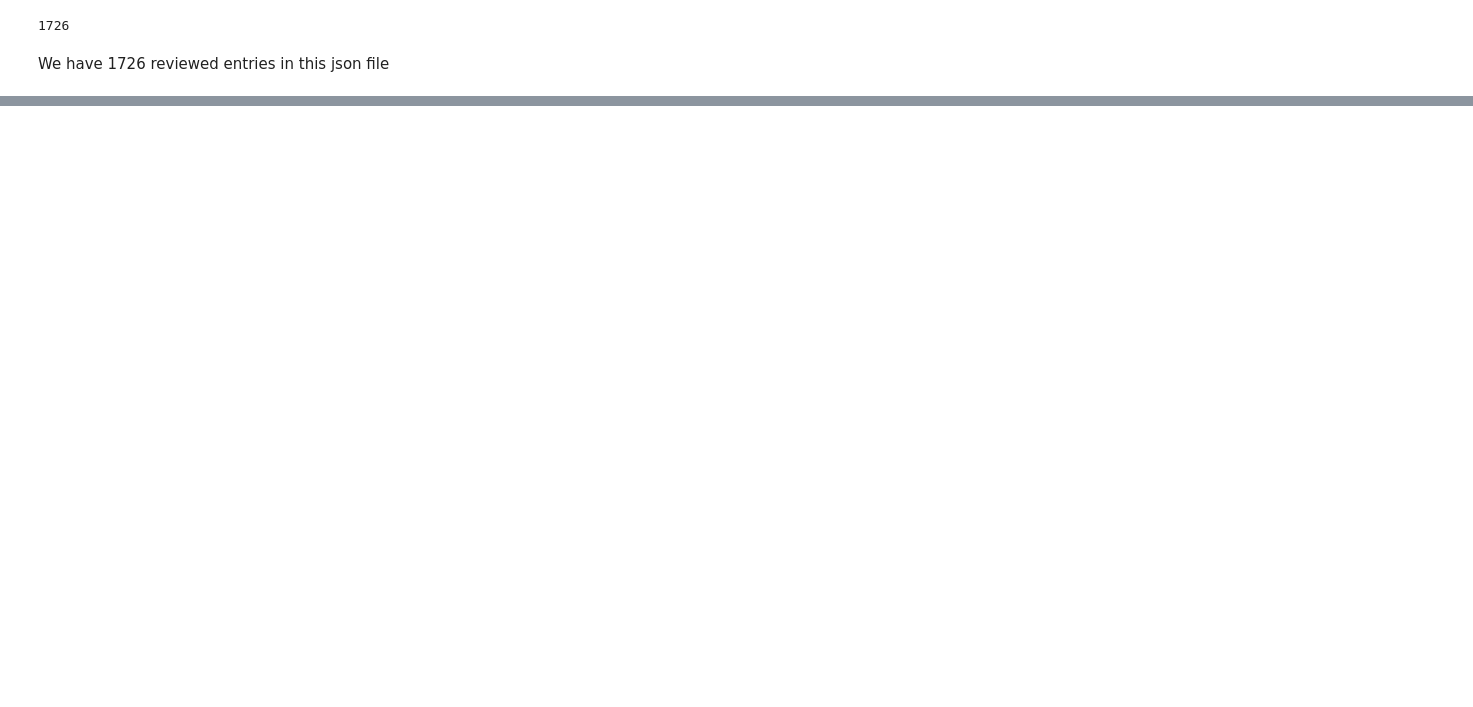
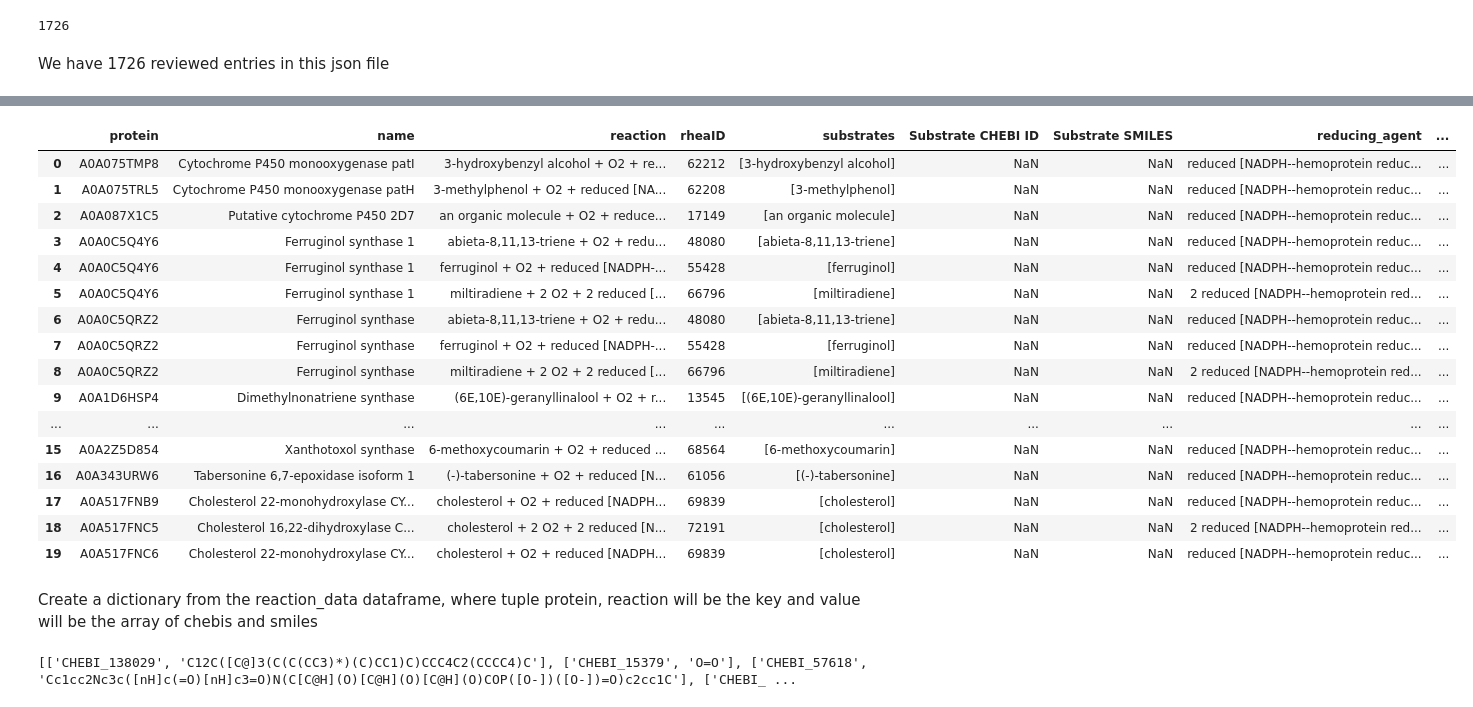
Before and after one commit to komorn/BcProject, a Jupyter notebook: reactionparsing.ipynb, the cells around one changed output, grey strips where cells are left out. Saved outputs shown, nothing was run; the diff lists cells and outputs as text; code cells hidden in the pictures; blank space fills up the shorter version.

```diff
--- a/reactionparsing.ipynb
+++ b/reactionparsing.ipynb
@@ -34,10 +34,17 @@ data = []
 
 for i in range(len(protein_access)):
     id = protein_access[i]['primaryAccession']
+    ptDescription = protein_access[i]['proteinDescription']
+    name = ptDescription['recommendedName']['fullName']['value']
     comments = protein_access[i]['comments']
     reaction_found = False
+    cofactor_found = False
 
     for j in range(len(comments)):
+        if comments[j]['commentType'] == 'COFACTOR':
+            cofactors = comments[j]['cofactors']
+            cofactor = cofactors[0]['name']
+            #print(cofactor)
         if comments[j]['commentType'] == "CATALYTIC ACTIVITY":
             reaction = comments[j]['reaction']['name']
             reactionSplit = reaction.split(' = ')
@@ -73,6 +80,7 @@ for i in range(len(protein_access)):
                                  '2 A', '3 O2', '3 H(+)', '3 AH2', '3 H2O', '3 H2O2', '3 A', '4 H(+)', '5 H(+)', '6 H(+)', '4 O2']:
                     new_substrates.append(sub.strip())
 
+
             crossRef = comments[j]['reaction'].get('reactionCrossReferences', [])
 
             rheaID = ''
@@ -82,26 +90,22 @@ for i in range(len(protein_access)):
                 if ref['database'] == 'Rhea':
                     rheaID = ref['id']
                     break
-            for ref in crossRef:
-                if ref['database'] == 'ChEBI':
-                    chebis.append(ref['id'])
 
 
-
-            # create a dict that maps the participants of all reactions to their CHEBI IDs
-
-            data.append({'id': id, 'reaction': reaction, 'rheaID': rheaID,
-                         'reducing_agent': reducing_agent, 'substrates': new_substrates,
-                         'products': new_products,'participants': participants, 'chebis': chebis})
+            data.append({'protein': id, 'name': name, 'reaction': reaction, 'rheaID': rheaID, 'substrates': new_substrates,
+                         'Substrate CHEBI ID': None, 'Substrate SMILES': None, 'reducing_agent': reducing_agent, 'cofactor': cofactor,
+                         'products': new_products, 'Product CHEBI ID': None, 'Product SMILES': None,
+                         'participants': participants})
             reaction_found = True
+            cofactor_found = True
 
 
-    # before adding this 2929 records in dataframe, after adding this 3781
-    if not reaction_found:
-        data.append({'id': id, 'reaction': None, 'rheaID': None, 'reducing_agent': None, 'substrates': None,
-                         'products': None,'participants': None, 'chebis': None})
+    # before adding 2929 records in dataframe, after adding this 3781 records - so we have 2929 fully annotated reactions from reviewed 'PF00067'
+    if not reaction_found and not cofactor_found:
+        data.append({'protein': id, 'name': name, 'reaction': None, 'rheaID': None, 'reducing_agent': None,'cofactor': None, 'substrates': None,
+                         'products': None,'participants': None})
 
 df = pd.DataFrame(data)
 
 df.to_csv('reactionsfromjson.csv', index=False)
-df.to_excel('reactionFromJSONexcel.xlsx', index=False)
+#df.to_excel('reactionFromJSONexcel.xlsx', index=False)
@@ -109,0 +135,23 @@ ModuleNotFoundError: No module named 'openpyxl'
+# %%
+#getting rid of 'RHEA:' in my df to simplify the search of ChEBI IDs and SMILES in reaction_data.csv file
+df['rheaID'] = df['rheaID'].str.replace("RHEA:","")
+# %% [output]
+|  | protein | name | reaction | rheaID | substrates | Substrate CHEBI ID | Substrate SMILES | reducing_agent | ... |
+| 0 | A0A075TMP8 | Cytochrome P450 monooxygenase patI | 3-hydroxybenzyl alcohol + O2 + re... | 62212 | [3-hydroxybenzyl alcohol] | NaN | NaN | reduced [NADPH--hemoprotein reduc... | ... |
+| 1 | A0A075TRL5 | Cytochrome P450 monooxygenase patH | 3-methylphenol + O2 + reduced [NA... | 62208 | [3-methylphenol] | NaN | NaN | reduced [NADPH--hemoprotein reduc... | ... |
+| 2 | A0A087X1C5 | Putative cytochrome P450 2D7 | an organic molecule + O2 + reduce... | 17149 | [an organic molecule] | NaN | NaN | reduced [NADPH--hemoprotein reduc... | ... |
+| 3 | A0A0C5Q4Y6 | Ferruginol synthase 1 | abieta-8,11,13-triene + O2 + redu... | 48080 | [abieta-8,11,13-triene] | NaN | NaN | reduced [NADPH--hemoprotein reduc... | ... |
+| 4 | A0A0C5Q4Y6 | Ferruginol synthase 1 | ferruginol + O2 + reduced [NADPH-... | 55428 | [ferruginol] | NaN | NaN | reduced [NADPH--hemoprotein reduc... | ... |
+| 5 | A0A0C5Q4Y6 | Ferruginol synthase 1 | miltiradiene + 2 O2 + 2 reduced [... | 66796 | [miltiradiene] | NaN | NaN | 2 reduced [NADPH--hemoprotein red... | ... |
+| 6 | A0A0C5QRZ2 | Ferruginol synthase | abieta-8,11,13-triene + O2 + redu... | 48080 | [abieta-8,11,13-triene] | NaN | NaN | reduced [NADPH--hemoprotein reduc... | ... |
+| 7 | A0A0C5QRZ2 | Ferruginol synthase | ferruginol + O2 + reduced [NADPH-... | 55428 | [ferruginol] | NaN | NaN | reduced [NADPH--hemoprotein reduc... | ... |
+| 8 | A0A0C5QRZ2 | Ferruginol synthase | miltiradiene + 2 O2 + 2 reduced [... | 66796 | [miltiradiene] | NaN | NaN | 2 reduced [NADPH--hemoprotein red... | ... |
+| 9 | A0A1D6HSP4 | Dimethylnonatriene synthase | (6E,10E)-geranyllinalool + O2 + r... | 13545 | [(6E,10E)-geranyllinalool] | NaN | NaN | reduced [NADPH--hemoprotein reduc... | ... |
+| ... | ... | ... | ... | ... | ... | ... | ... | ... | ... |
+| 15 | A0A2Z5D854 | Xanthotoxol synthase | 6-methoxycoumarin + O2 + reduced ... | 68564 | [6-methoxycoumarin] | NaN | NaN | reduced [NADPH--hemoprotein reduc... | ... |
+| 16 | A0A343URW6 | Tabersonine 6,7-epoxidase isoform 1 | (-)-tabersonine + O2 + reduced [N... | 61056 | [(-)-tabersonine] | NaN | NaN | reduced [NADPH--hemoprotein reduc... | ... |
+| 17 | A0A517FNB9 | Cholesterol 22-monohydroxylase CY... | cholesterol + O2 + reduced [NADPH... | 69839 | [cholesterol] | NaN | NaN | reduced [NADPH--hemoprotein reduc... | ... |
+| 18 | A0A517FNC5 | Cholesterol 16,22-dihydroxylase C... | cholesterol + 2 O2 + 2 reduced [N... | 72191 | [cholesterol] | NaN | NaN | 2 reduced [NADPH--hemoprotein red... | ... |
+| 19 | A0A517FNC6 | Cholesterol 22-monohydroxylase CY... | cholesterol + O2 + reduced [NADPH... | 69839 | [cholesterol] | NaN | NaN | reduced [NADPH--hemoprotein reduc... | ... |
+# %% [markdown]
+Create a dictionary from the reaction_data dataframe, where tuple protein, reaction will be the key and value will be the array of chebis and smiles
@@ -109,0 +162,5 @@ ModuleNotFoundError: No module named 'openpyxl'
+# %%
+# just an example of the values for key ("Q7Z1V1", "54028")
+print(reaction_dict[("Q7Z1V1","54028")])
+# %% [output]
+[['CHEBI_138029', 'C12C([C@]3(C(C(CC3)*)(C)CC1)C)CCC4C2(CCCC4)C'], ['CHEBI_15379', 'O=O'], ['CHEBI_57618', 'Cc1cc2Nc3c([nH]c(=O)[nH]c3=O)N(C[C@H](O)[C@H](O)[C@H](O)COP([O-])([O-])=O)c2cc1C'], ['CHEBI_ ...
```
Also changed, not shown: parts of 23 cells of this notebook, 19 other files.
